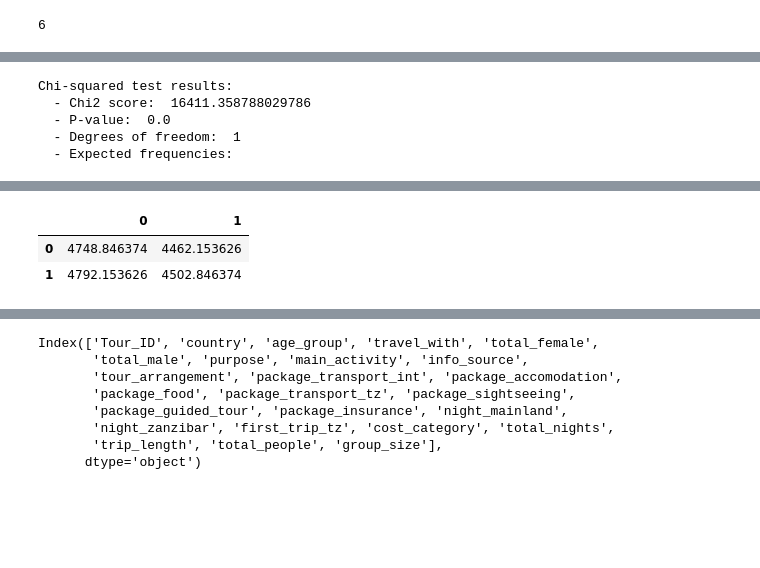
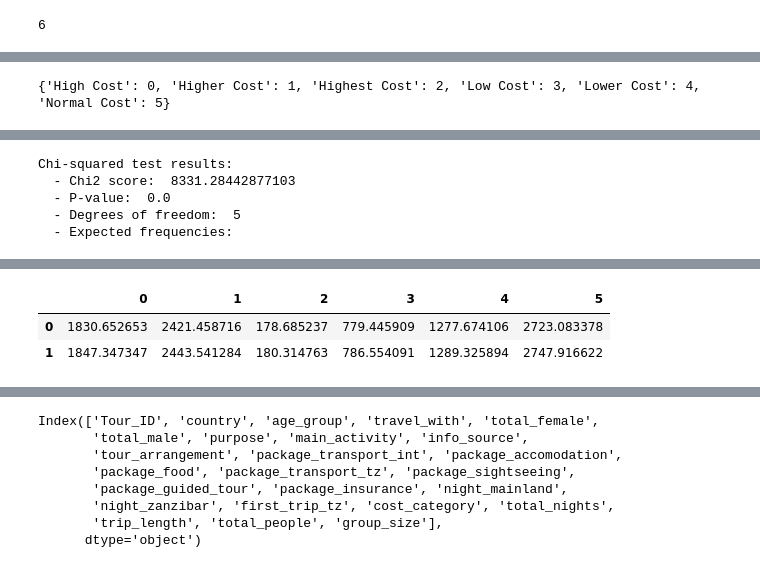
Before and after one commit to Njaramba-Riri/expenditure-prediction, a Jupyter notebook: trial.ipynb, the cells around one changed output, grey strips where cells are left out. Saved outputs shown, nothing was run; the diff lists cells and outputs as text; code cells hidden in the pictures; blank space fills up the shorter version.

```diff
--- a/trial.ipynb
+++ b/trial.ipynb
@@ -52,4 +29,4 @@ data.head(3)
 # %%
-data=data.drop(columns=['Tour_ID','package_transport_int', 'package_accomodation', 'package_food', 'package_transport_tz', 'package_sightseeing', 'package_guided_tour', 'package_insurance', 'night_mainland','night_zanzibar','trip_length', 'total_male', 'total_female', 'group_size'])
+data=data.drop(columns=['Tour_ID','trip_length', 'total_male', 'total_nights', 'total_female', 'group_size'])
 data.shape
 # %% [output]
@@ -265,30 +273,34 @@ Test accuracy: 0.5623198747634888
+# %%
+print(dict(zip(le.classes_, le.transform(le.classes_))))
+# %% [output]
+{'High Cost': 0, 'Higher Cost': 1, 'Highest Cost': 2, 'Low Cost': 3, 'Lower Cost': 4, 'Normal Cost': 5}
 # %%
 from kfold import skfold
 # %%
 from scipy.stats import chi2_contingency
 
-ct=pd.crosstab(data['tour_arrangement'] ,[data['package_accomodation']])#, data['night_zanzibar']])
+ct=pd.crosstab(data['tour_arrangement'] ,[data['cost_category']])#, data['night_zanzibar']])
 
 chi2, p, dof, expected=chi2_contingency(ct)
 
 print("Chi-squared test results:")
 print("  - Chi2 score: ", chi2)
 print("  - P-value: ", p)
 print("  - Degrees of freedom: ", dof)
 print("  - Expected frequencies: ")
 expected=pd.DataFrame(expected)
 expected.head(5)
 # %% [output]
 [interactive output not drawn]
 Chi-squared test results:
-  - Chi2 score:  16411.358788029786
+  - Chi2 score:  8331.28442877103
   - P-value:  0.0
-  - Degrees of freedom:  1
+  - Degrees of freedom:  5
   - Expected frequencies:
 [interactive output not drawn]
-|  | 0 | 1 |
-| 0 | 4748.846374 | 4462.153626 |
-| 1 | 4792.153626 | 4502.846374 |
+|  | 0 | 1 | 2 | 3 | 4 | 5 |
+| 0 | 1830.652653 | 2421.458716 | 178.685237 | 779.445909 | 1277.674106 | 2723.083378 |
+| 1 | 1847.347347 | 2443.541284 | 180.314763 | 786.554091 | 1289.325894 | 2747.916622 |
 # %%
 ct_df=pd.DataFrame(ct)
 ct_df
```
Also changed, not shown: parts of 23 cells of this notebook, 22 other files.
